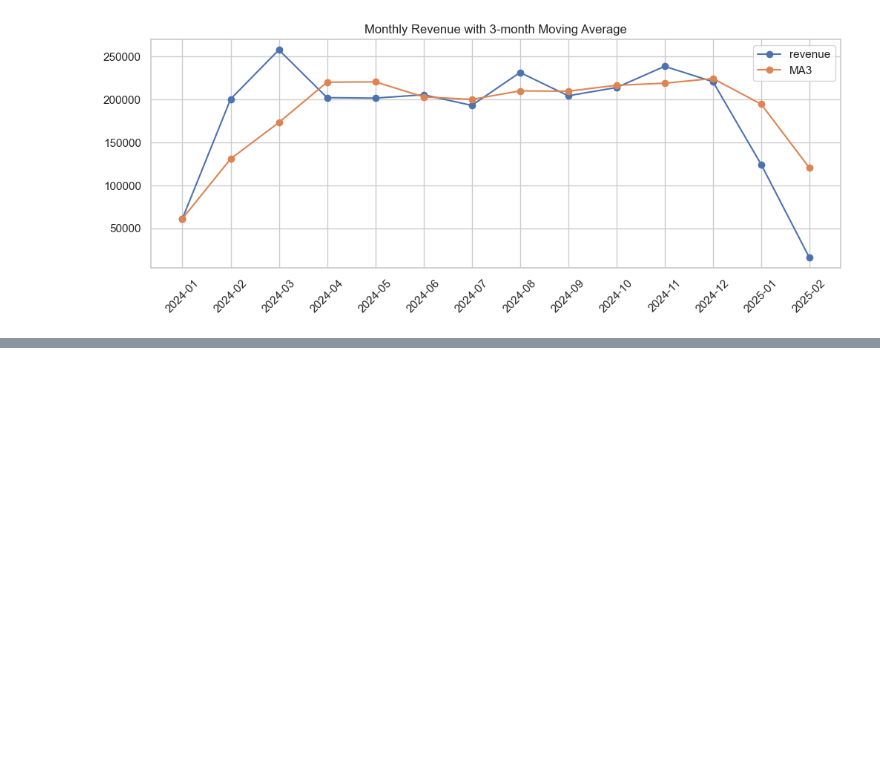
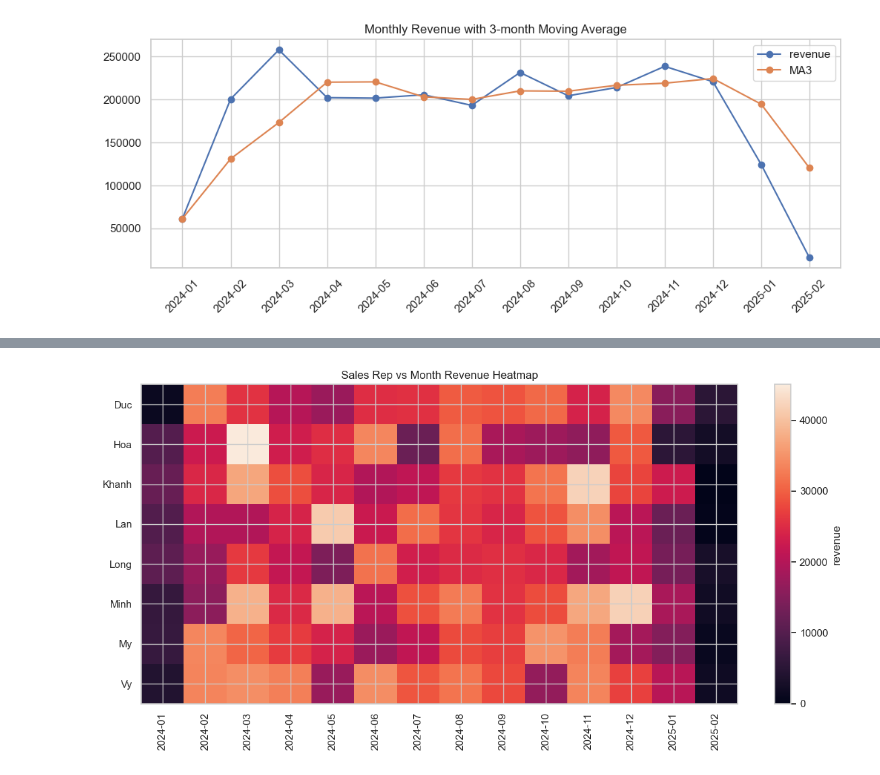
Before and after one commit to noahnoahnoahtran/EDA, a Jupyter notebook: 12_education_revenue/analysis.ipynb, the cells around one changed output, grey strips where cells are left out. Cells and saved outputs as stored; diff of their text form; code cells hidden in the pictures; blank space fills up the shorter version.

```diff
--- a/12_education_revenue/analysis.ipynb
+++ b/12_education_revenue/analysis.ipynb
@@ -191,0 +196,22 @@ rep_perf.head(20)
+# %%
+# Heatmap: sales rep vs month revenue
+rep_month = df[df["contract_value"]>0].groupby([
+        "sales_rep",
+        df["contract_date"].dt.to_period("M").astype(str)
+    ]).agg(revenue=("contract_value", "sum")).reset_index()
+pivot = rep_month.pivot(
+    index="sales_rep",
+    columns="contract_date",
+    values="revenue"
+    ).fillna(0)
+
+plt.figure(figsize=(12,6))
+plt.imshow(pivot, aspect="auto")
+plt.colorbar(label="revenue")
+plt.yticks(ticks=np.arange(len(pivot.index)), labels=pivot.index)
+plt.xticks(ticks=np.arange(len(pivot.columns)), labels=pivot.columns, rotation=90)
+plt.title("Sales Rep vs Month Revenue Heatmap")
+plt.tight_layout()
+plt.show()
+# %% [output]
+[figure, added]
```
Also changed, not shown: parts of 1 cell of this notebook.
